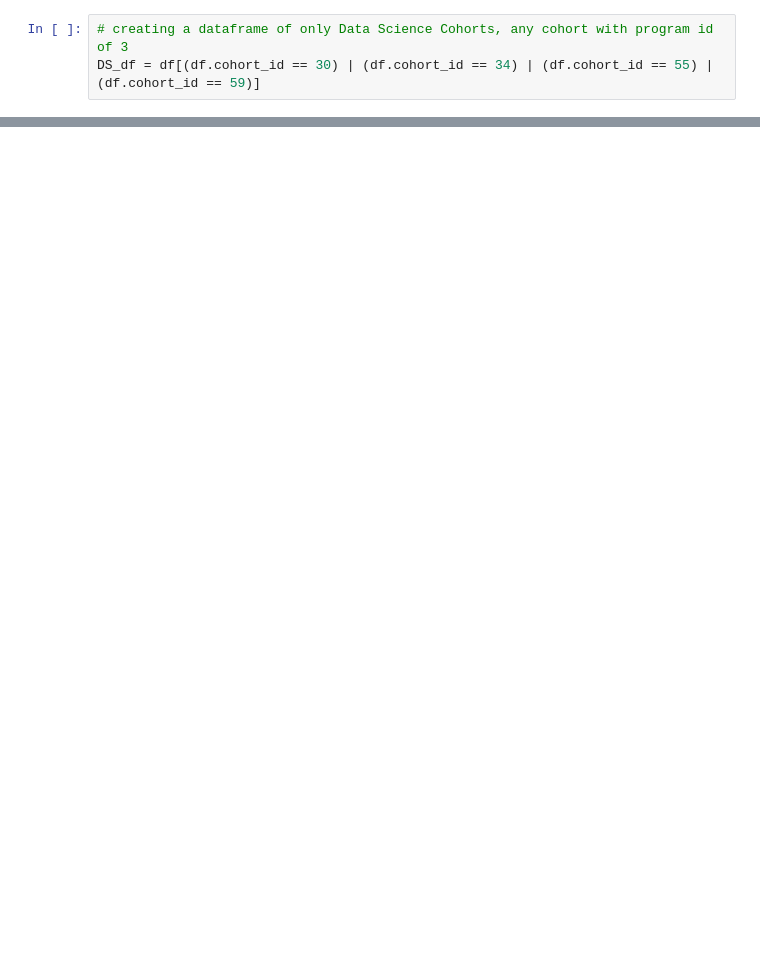
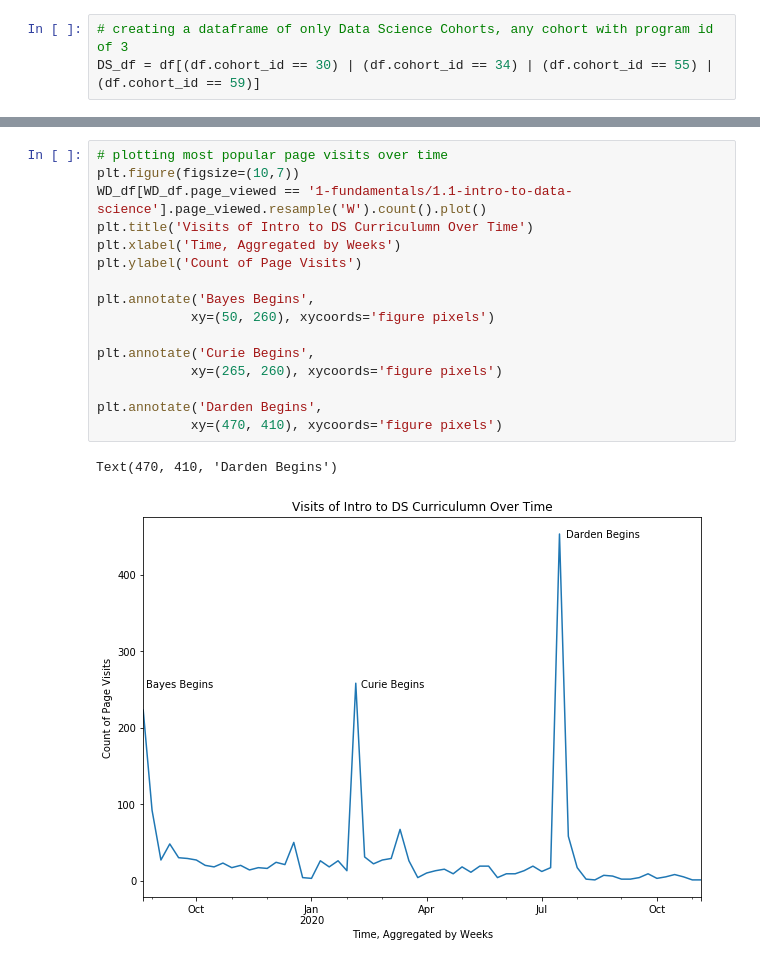
Before and after one commit to ThompsonBethany01/Analyzing-Web-Logs, a Jupyter notebook: Data_Analysis.ipynb, the cells around one changed output, grey strips where cells are left out. Cells and saved outputs as stored; diff of their text form; blank space fills up the shorter version.

```diff
--- a/Data_Analysis.ipynb
+++ b/Data_Analysis.ipynb
@@ -156,0 +124,19 @@ sns.scatterplot(x=DS_df.cohort_id, y=DS_df.page_viewed)
+# %%
+# plotting most popular page visits over time
+plt.figure(figsize=(10,7))
+WD_df[WD_df.page_viewed == '1-fundamentals/1.1-intro-to-data-science'].page_viewed.resample('W').count().plot()
+plt.title('Visits of Intro to DS Curriculumn Over Time')
+plt.xlabel('Time, Aggregated by Weeks')
+plt.ylabel('Count of Page Visits')
+
+plt.annotate('Bayes Begins',
+            xy=(50, 260), xycoords='figure pixels')
+
+plt.annotate('Curie Begins',
+            xy=(265, 260), xycoords='figure pixels')
+
+plt.annotate('Darden Begins',
+            xy=(470, 410), xycoords='figure pixels')
+# %% [output]
+Text(470, 410, 'Darden Begins')
+[figure, added]
```
Also changed, not shown: parts of 22 cells of this notebook, 1 other file.
